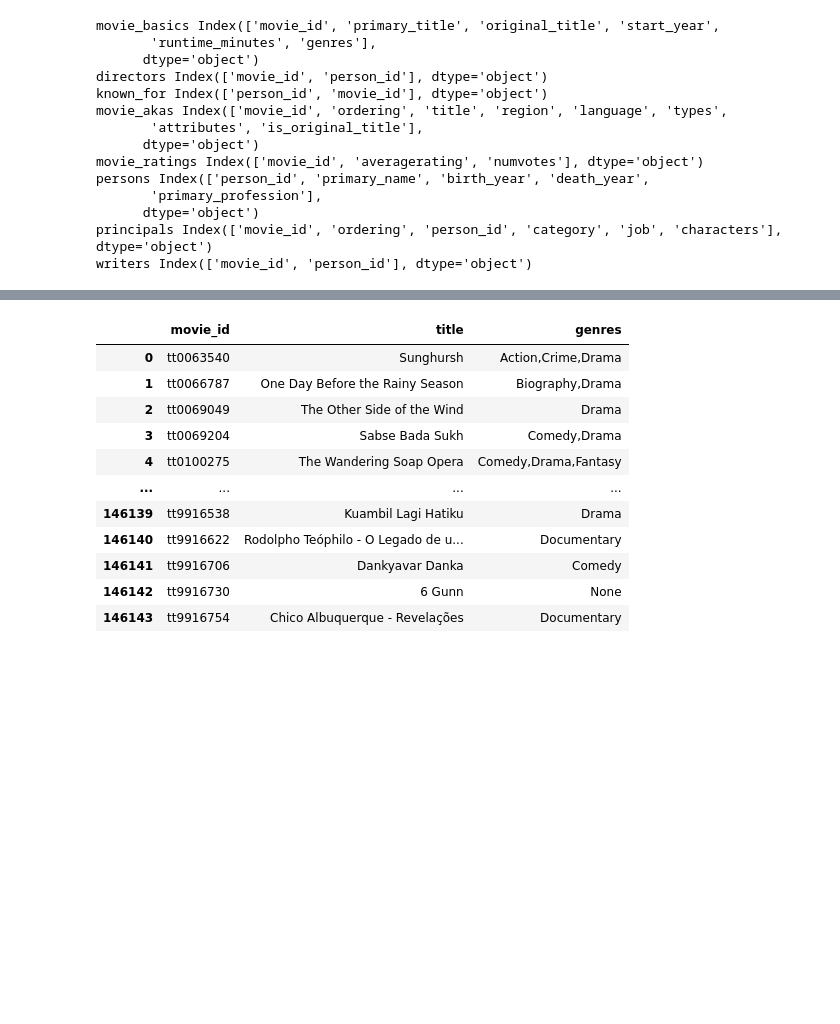
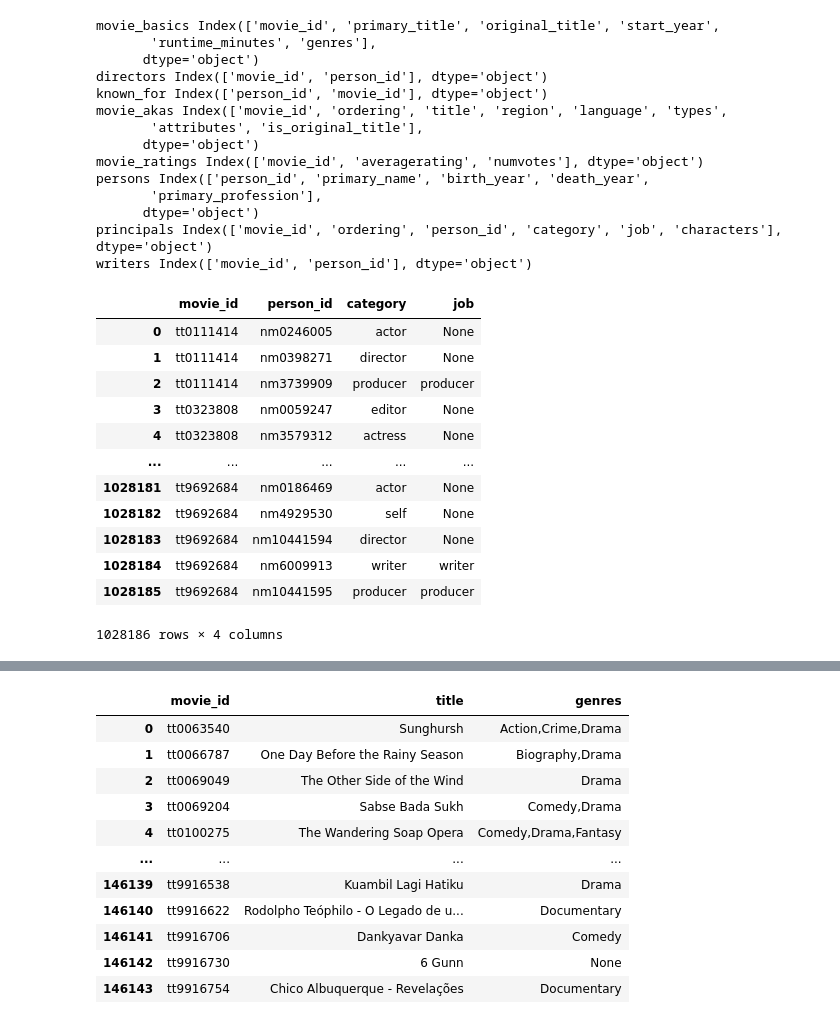
Before and after one commit to terminalcoder/Movie-Earnings-Analysis, a Jupyter notebook: Movie Earnings Analysis Notebook.ipynb, the cells around one changed output, grey strips where cells are left out. Drawn from its saved outputs; the diff is of its cells as text; code cells hidden in the pictures; blank space fills up the shorter version.

```diff
--- a/Movie Earnings Analysis Notebook.ipynb
+++ b/Movie Earnings Analysis Notebook.ipynb
@@ -167,3 +167,26 @@ persons Index(['person_id', 'primary_name', 'birth_year', 'death_year',
       dtype='object')
 principals Index(['movie_id', 'ordering', 'person_id', 'category', 'job', 'characters'], dtype='object')
 writers Index(['movie_id', 'person_id'], dtype='object')
+# %%
+principals = pd.read_sql("""SELECT movie_id,
+                                   person_id,
+                                   category,
+                                   job
+                            FROM principals
+                            """, conn)
+
+principals
+# %% [output]
+|  | movie_id | person_id | category | job |
+| 0 | tt0111414 | nm0246005 | actor | None |
+| 1 | tt0111414 | nm0398271 | director | None |
+| 2 | tt0111414 | nm3739909 | producer | producer |
+| 3 | tt0323808 | nm0059247 | editor | None |
+| 4 | tt0323808 | nm3579312 | actress | None |
+| ... | ... | ... | ... | ... |
+| 1028181 | tt9692684 | nm0186469 | actor | None |
+| 1028182 | tt9692684 | nm4929530 | self | None |
+| 1028183 | tt9692684 | nm10441594 | director | None |
+| 1028184 | tt9692684 | nm6009913 | writer | writer |
+| 1028185 | tt9692684 | nm10441595 | producer | producer |
+1028186 rows × 4 columns
```
Also changed, not shown: parts of 4 cells of this notebook.
